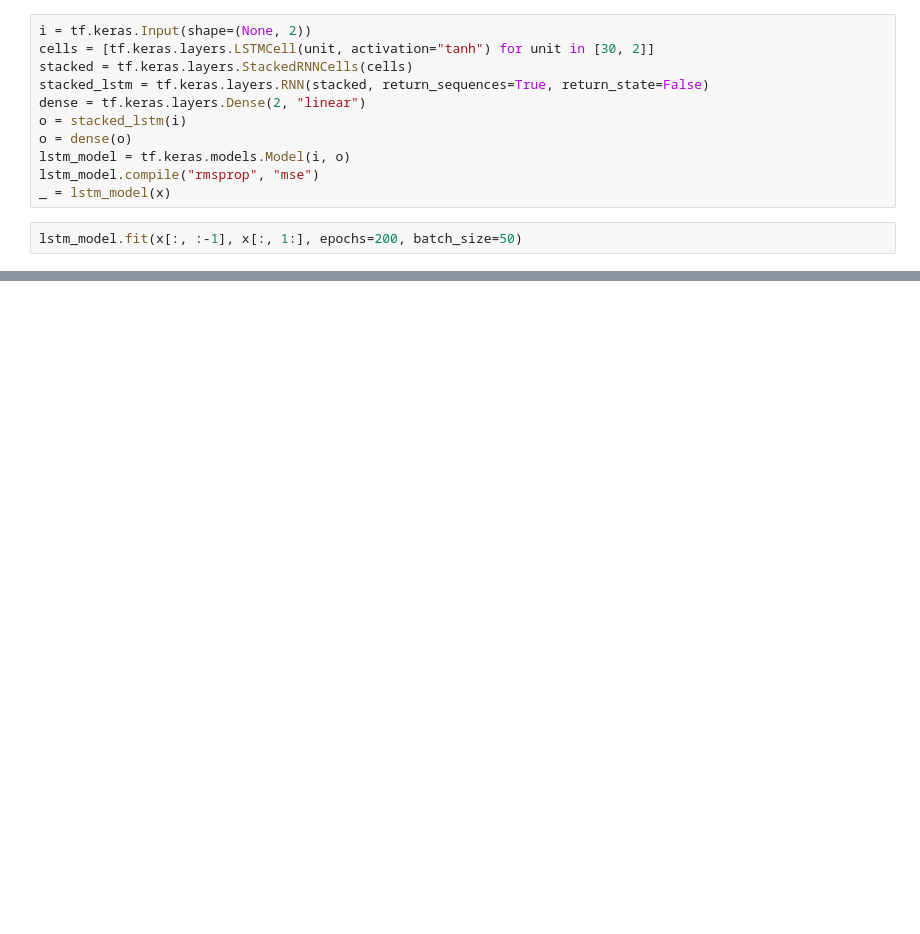
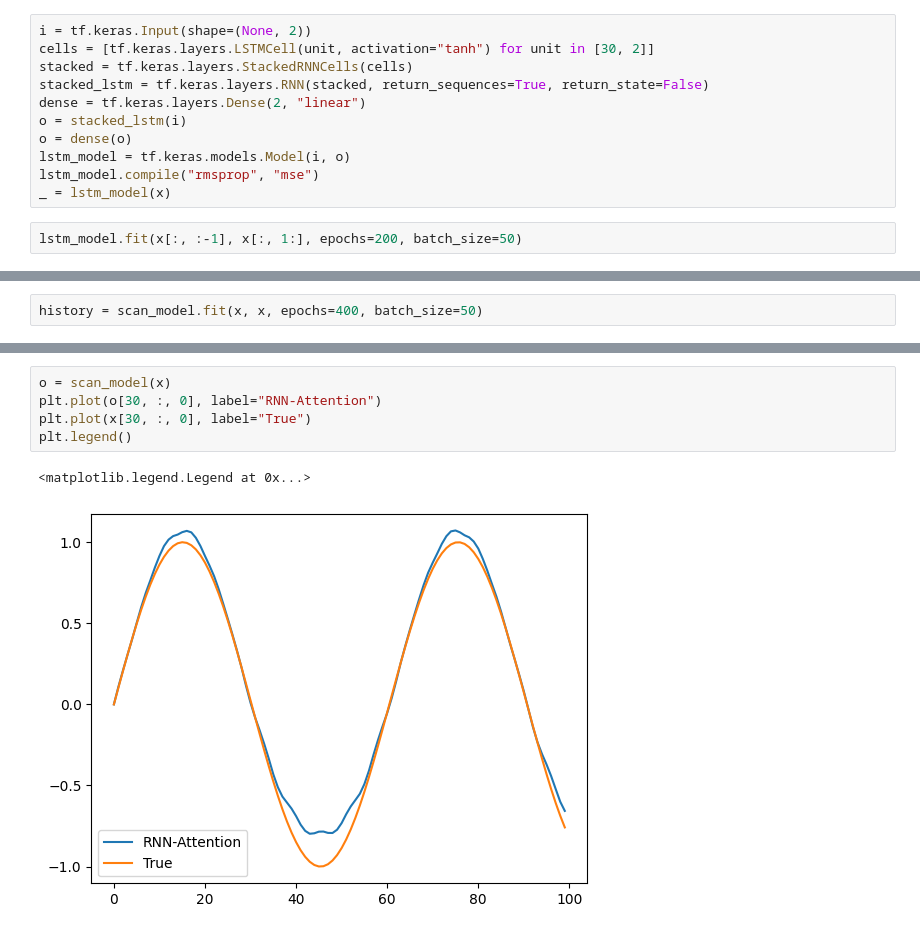
Before and after one commit to claCase/Attention-as-RNN, a Jupyter notebook: test.ipynb, the cells around one changed output, grey strips where cells are left out. Saved outputs shown, nothing was run; the diff lists cells and outputs as text; blank space fills up the shorter version.

```diff
--- a/test.ipynb
+++ b/test.ipynb
@@ -55,0 +89,2 @@ plt.plot(x[15,:, 0])#, x[15,:, 1])
+# %%
+history = scan_model.fit(x, x, epochs=400, batch_size=50)
@@ -55,0 +112,8 @@ plt.plot(x[15,:, 0])#, x[15,:, 1])
+# %%
+o = scan_model(x)
+plt.plot(o[30, :, 0], label="RNN-Attention")
+plt.plot(x[30, :, 0], label="True")
+plt.legend()
+# %% [output]
+<matplotlib.legend.Legend at 0x...>
+[figure, added]
```
Also changed, not shown: parts of 12 cells of this notebook.
